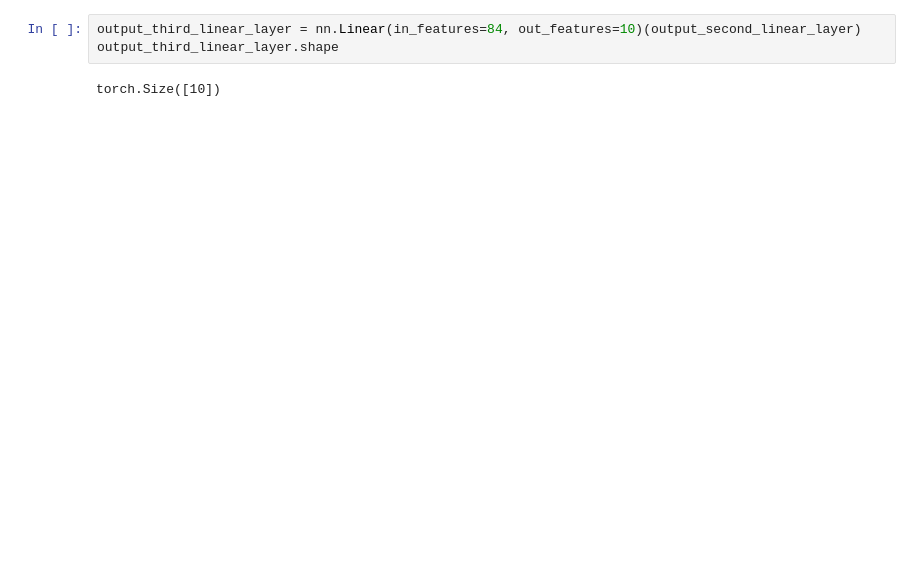
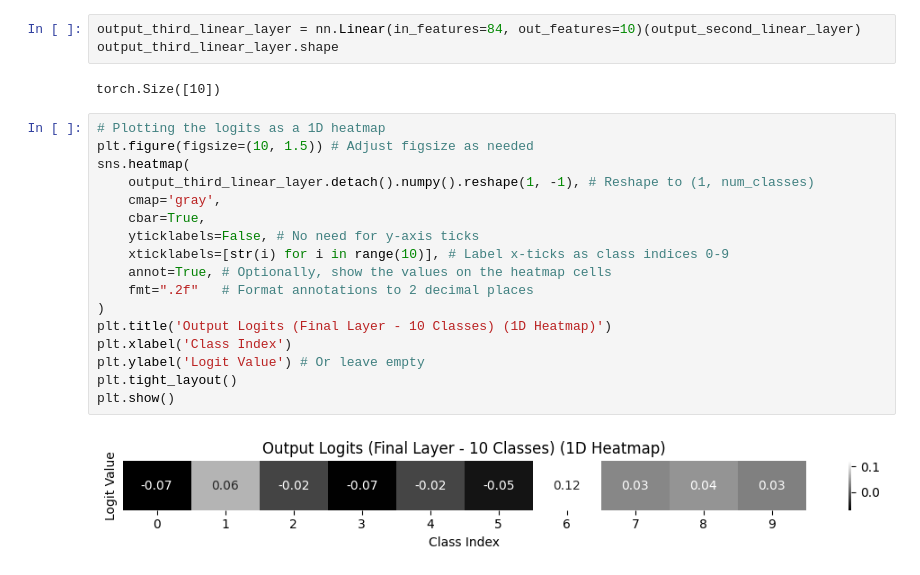
Before and after one commit to eagle-dai/practical-computer-vision, a Jupyter notebook: notebooks/Looking_into_LeNet5_with_Random_Weights.ipynb, the cells around one changed output. Drawn from its saved outputs; the diff is of its cells as text; blank space fills up the shorter version.

```diff
--- a/notebooks/Looking_into_LeNet5_with_Random_Weights.ipynb
+++ b/notebooks/Looking_into_LeNet5_with_Random_Weights.ipynb
@@ -253,3 +273,22 @@ output_third_linear_layer = nn.Linear(in_features=84, out_features=10)(output_se
 output_third_linear_layer.shape
 # %% [output]
 torch.Size([10])
+# %%
+# Plotting the logits as a 1D heatmap
+plt.figure(figsize=(10, 1.5)) # Adjust figsize as needed
+sns.heatmap(
+    output_third_linear_layer.detach().numpy().reshape(1, -1), # Reshape to (1, num_classes)
+    cmap='gray',
+    cbar=True,
+    yticklabels=False, # No need for y-axis ticks
+    xticklabels=[str(i) for i in range(10)], # Label x-ticks as class indices 0-9
+    annot=True, # Optionally, show the values on the heatmap cells
+    fmt=".2f"   # Format annotations to 2 decimal places
+)
+plt.title('Output Logits (Final Layer - 10 Classes) (1D Heatmap)')
+plt.xlabel('Class Index')
+plt.ylabel('Logit Value') # Or leave empty
+plt.tight_layout()
+plt.show()
+# %% [output]
+[figure, added]
```
Also changed, not shown: parts of 11 cells of this notebook.
